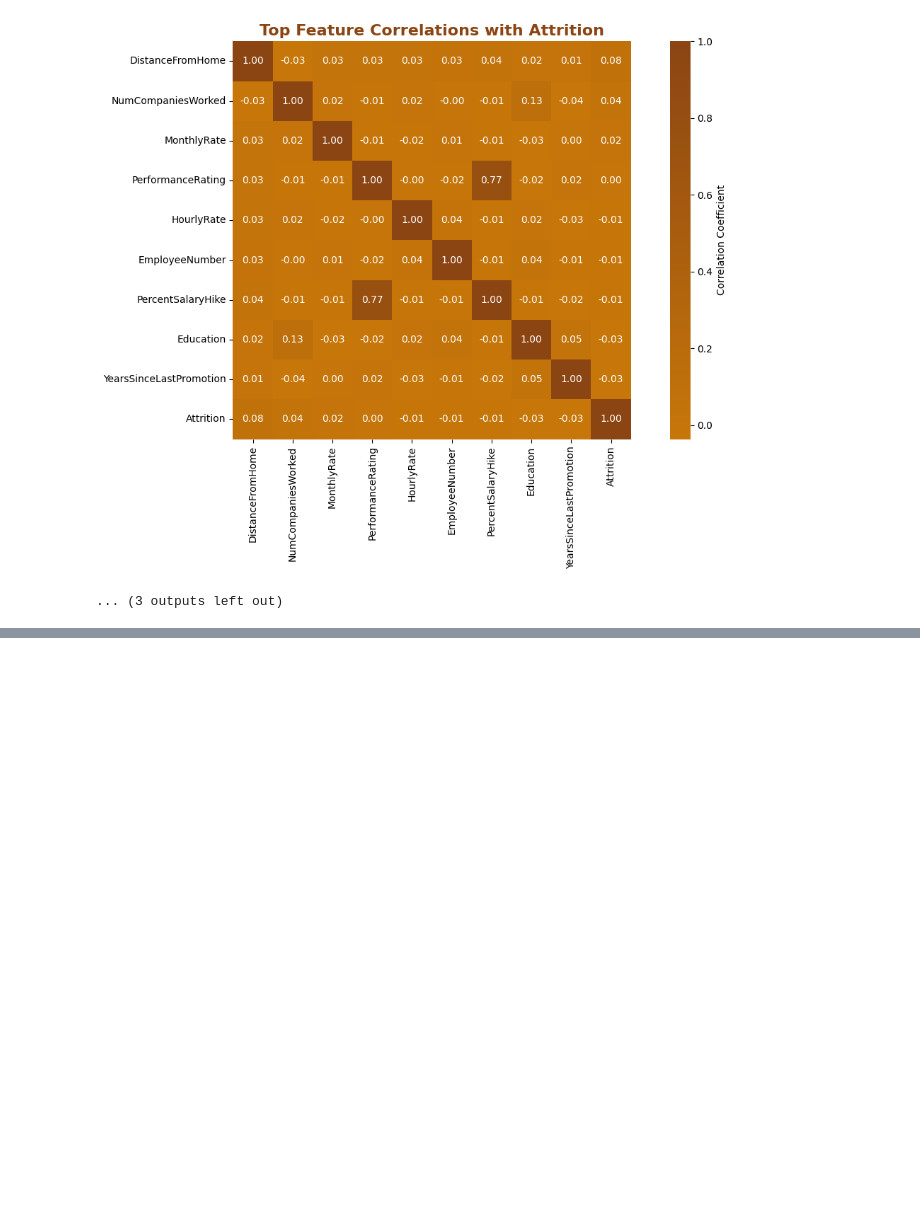
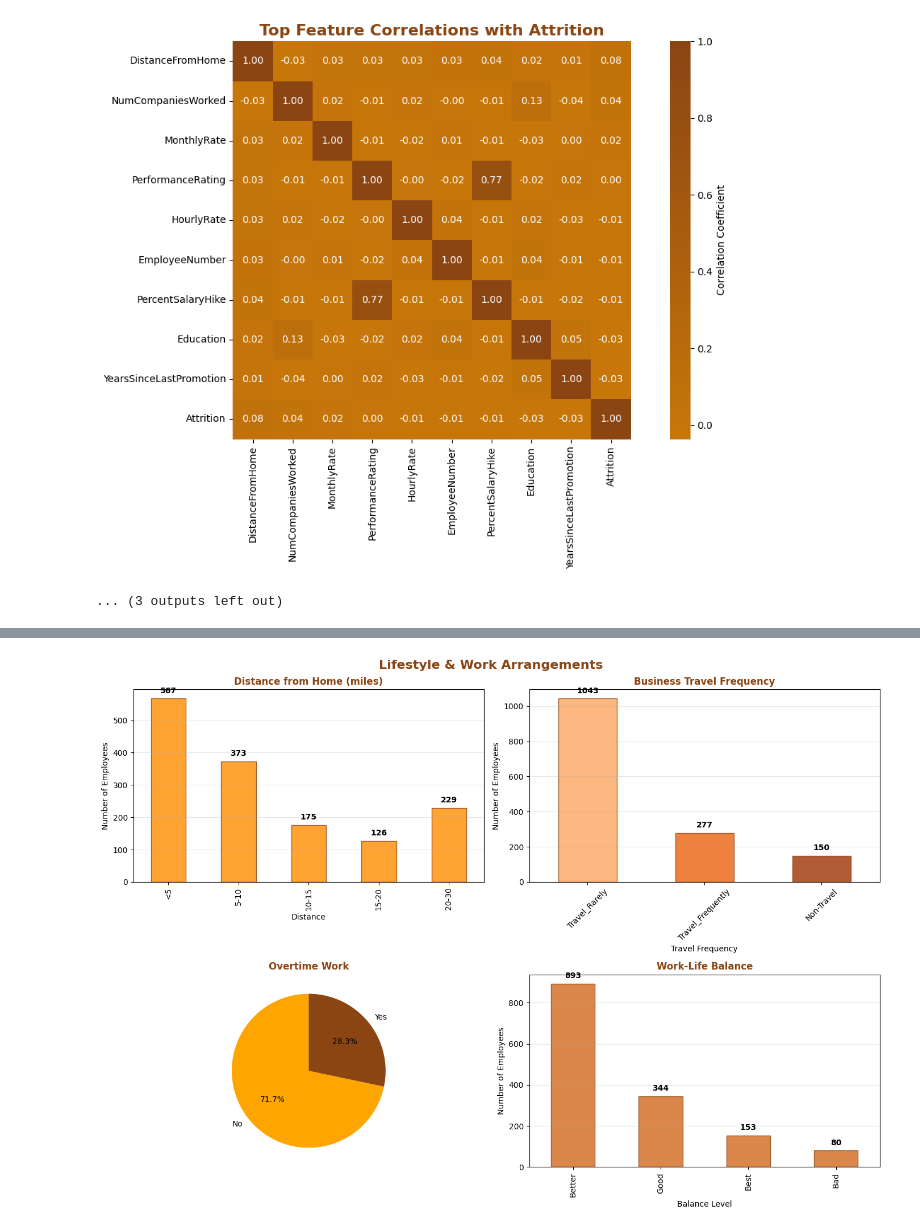
Before and after one commit to SofSalvadoIMS/EDSB25-PredictingEmployeeAttrition-GROUP11, a Jupyter notebook: notebooks/graphs.ipynb, the cells around one changed output, grey strips where cells are left out. Drawn from its saved outputs; the diff is of its cells as text; code cells hidden in the pictures; blank space fills up the shorter version.

```diff
--- a/notebooks/graphs.ipynb
+++ b/notebooks/graphs.ipynb
@@ -294,0 +438,75 @@ Passing `palette` without assigning `hue` is deprecated and will be removed in v
+# %%
+# CATEGORY 2: LIFESTYLE & WORK ARRANGEMENTS
+fig2, axes2 = plt.subplots(2, 2, figsize=(14, 10))
+fig2.suptitle('Lifestyle & Work Arrangements', fontsize=16, fontweight='bold', color='#8B4513')
+
+# 2.1 Distance from Home - HISTOGRAM
+ax1 = axes2[0, 0]
+if 'DistanceFromHome' in df.columns:
+    distance_bins = [0, 5, 10, 15, 20, 30]
+    distance_labels = ['<5', '5-10', '10-15', '15-20', '20-30']
+    df['Distance_Group'] = pd.cut(df['DistanceFromHome'], bins=distance_bins, labels=distance_labels, right=False)
+    distance_dist = df['Distance_Group'].value_counts().sort_index()
+    bars = distance_dist.plot(kind='bar', ax=ax1, color='#FF8C00', edgecolor='#8B4513', alpha=0.8)
+    ax1.set_title('Distance from Home (miles)', fontsize=12, fontweight='bold', color='#8B4513')
+    ax1.set_xlabel('Distance')
+    ax1.set_ylabel('Number of Employees')
+    ax1.grid(True, alpha=0.3, axis='y')
+    add_value_labels(ax1)
+
+# 2.2 Business Travel Frequency
+ax2 = axes2[0, 1]
+if 'BusinessTravel' in df.columns:
+    travel_dist = df['BusinessTravel'].value_counts()
+    colors = plt.cm.Oranges(np.linspace(0.4, 0.9, len(travel_dist)))
+    bars = travel_dist.plot(kind='bar', ax=ax2, color=colors, edgecolor='#8B4513', alpha=0.8)
+    ax2.set_title('Business Travel Frequency', fontsize=12, fontweight='bold', color='#8B4513')
+    ax2.set_xlabel('Travel Frequency')
+    ax2.set_ylabel('Number of Employees')
+    ax2.tick_params(axis='x', rotation=45)
+    ax2.grid(True, alpha=0.3, axis='y')
+    add_value_labels(ax2)
+
+# 2.3 Overtime Status
+ax3 = axes2[1, 0]
+if 'OverTime' in df.columns:
+    overtime_dist = df['OverTime'].value_counts()
+    colors = ['#FFA500', '#8B4513'][:len(overtime_dist)]
+    wedges, texts, autotexts = ax3.pie(overtime_dist.values, labels=overtime_dist.index, colors=colors,
+                                       autopct='%1.1f%%', startangle=90)
+    ax3.set_title('Overtime Work', fontsize=12, fontweight='bold', color='#8B4513')
+
+# 2.4 Work-Life Balance
+ax4 = axes2[1, 1]
+if 'WorkLifeBalance' in df.columns:
+    balance_labels = {1: 'Bad', 2: 'Good', 3: 'Better', 4: 'Best'}
+    df['WLB_Label'] = df['WorkLifeBalance'].map(balance_labels)
+    wlb_dist = df['WLB_Label'].value_counts()
+    bars = wlb_dist.plot(kind='bar', ax=ax4, color='#D2691E', edgecolor='#8B4513', alpha=0.8)
+    ax4.set_title('Work-Life Balance', fontsize=12, fontweight='bold', color='#8B4513')
+    ax4.set_xlabel('Balance Level')
+    ax4.set_ylabel('Number of Employees')
+    ax4.grid(True, alpha=0.3, axis='y')
+    add_value_labels(ax4)
+
+plt.tight_layout()
+plt.savefig(f'{graphs_dir}02_lifestyle_work_arrangements.png', dpi=300, bbox_inches='tight')
+plt.show()
+
+# Lifestyle Statistics
+print("\nLIFESTYLE STATISTICS:")
+print("-" * 40)
+if 'DistanceFromHome' in df.columns:
+    print(f"• Average Distance from Home: {df['DistanceFromHome'].mean():.1f} miles")
+    print(f"• Employees living >20 miles: {(df['DistanceFromHome'] > 20).sum()}")
+if 'BusinessTravel' in df.columns:
+    travel_counts = df['BusinessTravel'].value_counts()
+    print(f"• Frequent Travelers: {travel_counts.get('Travel Frequently', 0)} employees")
+if 'OverTime' in df.columns:
+    overtime_pct = (df['OverTime'] == 'Yes').mean() * 100
+    print(f"• Overtime Workers: {overtime_pct:.1f}%")
+if 'WorkLifeBalance' in df.columns:
+    avg_wlb = df['WorkLifeBalance'].mean()
+    print(f"• Average Work-Life Balance: {avg_wlb:.2f}/4")
+# %% [output]
+[figure, added]
```
Also changed, not shown: parts of 10 cells of this notebook, 15 other files.
